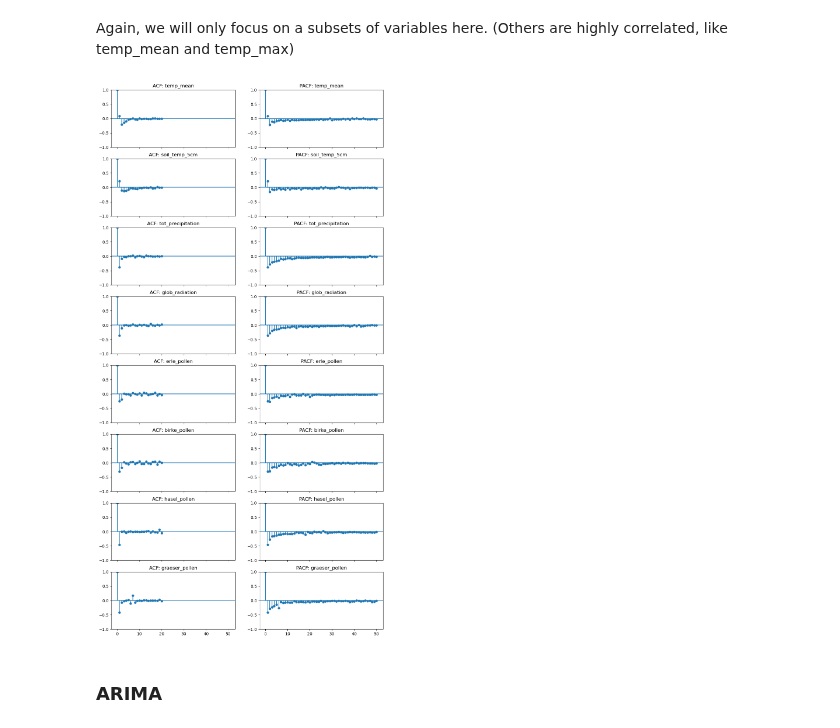
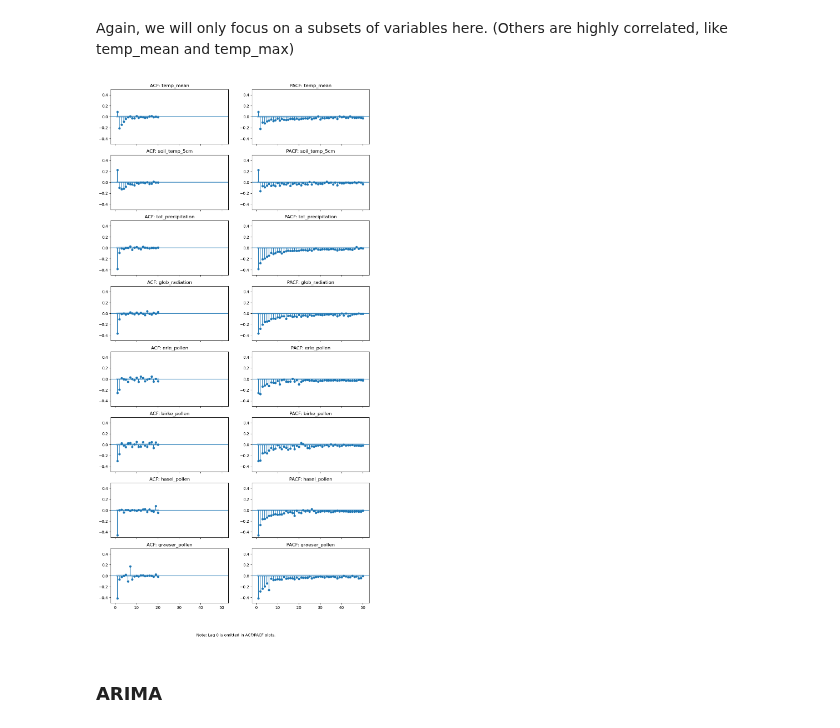
Before and after one commit to lnhrnndz/ESC403-Intro-to-Data-Science-Project, a Jupyter notebook: 03 TimeSeries.ipynb, the cells around one changed output. Saved outputs shown, nothing was run; the diff lists cells and outputs as text; code cells hidden in the pictures.

Commit message:
Omit lag=0 in ACF and PACF

```diff
--- a/03 TimeSeries.ipynb
+++ b/03 TimeSeries.ipynb
@@ -303,22 +303,27 @@ sarima_df = ts_df[["temp_mean", "soil_temp_5cm", "tot_precipitation", "glob_radi
 # %%
 #Plot ACF and PACF for differenced timeseries
 from statsmodels.graphics.tsaplots import plot_acf, plot_pacf
 
 nrow = len(sarima_df.columns)
 ncol = 2
 
 fig, axes = plt.subplots(nrow, ncol, sharex=True, figsize=(12, 3*nrow))
 
 for i, col in enumerate(sarima_df.columns):
     y_diff = sarima_df[col].diff().diff(365).dropna()
 
-    plot_acf(y_diff, lags=20, ax=axes[i][0])
+    plot_acf(y_diff, lags=20, ax=axes[i][0], zero=False)
     axes[i][0].set_title(f"ACF: {col}")
+    axes[i][0].set_ylim(-0.5, 0.5)
 
-    plot_pacf(y_diff, lags=50, ax=axes[i][1], method="ywm")
+    plot_pacf(y_diff, lags=50, ax=axes[i][1], method="ywm", zero=False)
     axes[i][1].set_title(f"PACF: {col}")
+    axes[i][1].set_ylim(-0.5, 0.5)
+
+fig.text(0.5, 0.06, "Note: Lag 0 is omitted in ACF/PACF plots.", ha="center", fontsize=10)
+fig.show()
 # %% [output]
-[figure, old version]
+[figure, new version]
 # %% [markdown]
 ### ARIMA
 # %% [markdown]
```
